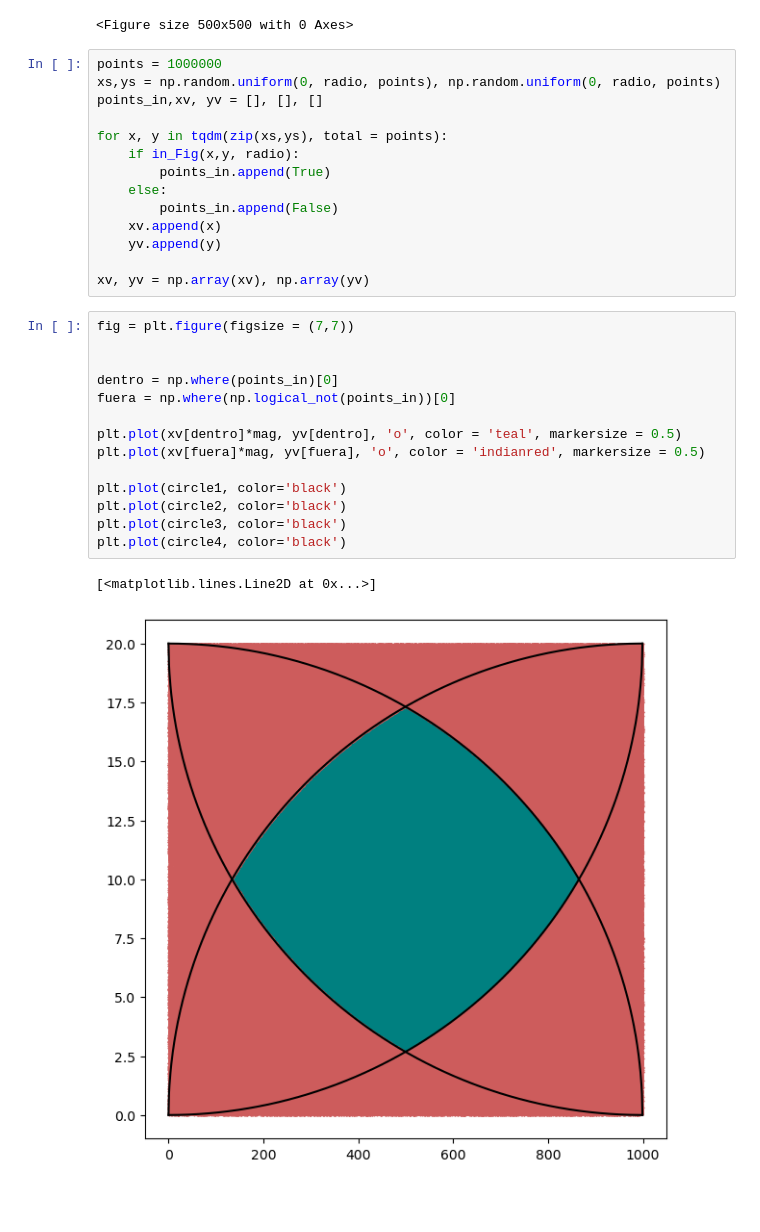
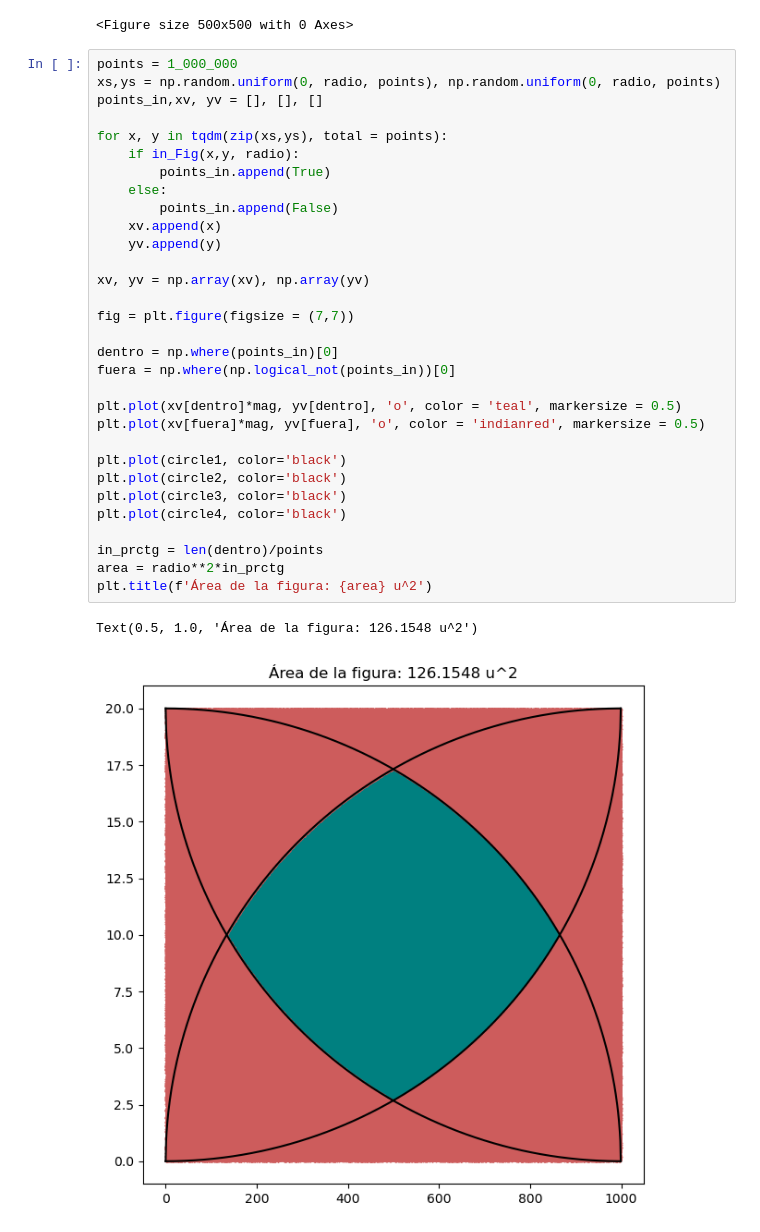
Before and after one commit to Jaimendo99/Modelos-y-Simulacion, a Jupyter notebook: monte_carlo_hw.ipynb, the cells around one changed output. Drawn from its saved outputs; the diff is of its cells as text; blank space fills up the shorter version.

```diff
--- a/monte_carlo_hw.ipynb
+++ b/monte_carlo_hw.ipynb
@@ -57,33 +57,36 @@ circle4 = [circle_xy(radio, x) for x in x]
 # %% [output]
 <Figure size 500x500 with 0 Axes>
 # %%
-points = 1000000
+points = 1_000_000
 xs,ys = np.random.uniform(0, radio, points), np.random.uniform(0, radio, points)
 points_in,xv, yv = [], [], []
 
 for x, y in tqdm(zip(xs,ys), total = points):
     if in_Fig(x,y, radio):
         points_in.append(True)
     else:
         points_in.append(False)
     xv.append(x)
     yv.append(y)
 
 xv, yv = np.array(xv), np.array(yv)
+
+fig = plt.figure(figsize = (7,7))
+
+dentro = np.where(points_in)[0]
+fuera = np.where(np.logical_not(points_in))[0]
+
+plt.plot(xv[dentro]*mag, yv[dentro], 'o', color = 'teal', markersize = 0.5)
+plt.plot(xv[fuera]*mag, yv[fuera], 'o', color = 'indianred', markersize = 0.5)
+
+plt.plot(circle1, color='black')
+plt.plot(circle2, color='black')
+plt.plot(circle3, color='black')
+plt.plot(circle4, color='black')
+
+in_prctg = len(dentro)/points
+area = radio**2*in_prctg
+plt.title(f'Área de la figura: {area} u^2')
+# %% [output]
+Text(0.5, 1.0, 'Área de la figura: 126.1548 u^2')
+[figure, added]
-# %%
-fig = plt.figure(figsize = (7,7))
-
-
-dentro = np.where(points_in)[0]
-fuera = np.where(np.logical_not(points_in))[0]
-
-plt.plot(xv[dentro]*mag, yv[dentro], 'o', color = 'teal', markersize = 0.5)
-plt.plot(xv[fuera]*mag, yv[fuera], 'o', color = 'indianred', markersize = 0.5)
-
-plt.plot(circle1, color='black')
-plt.plot(circle2, color='black')
-plt.plot(circle3, color='black')
-plt.plot(circle4, color='black')
-# %% [output]
-[<matplotlib.lines.Line2D at 0x...>]
-[figure, removed]
```
Also changed, not shown: parts of 3 cells of this notebook.
